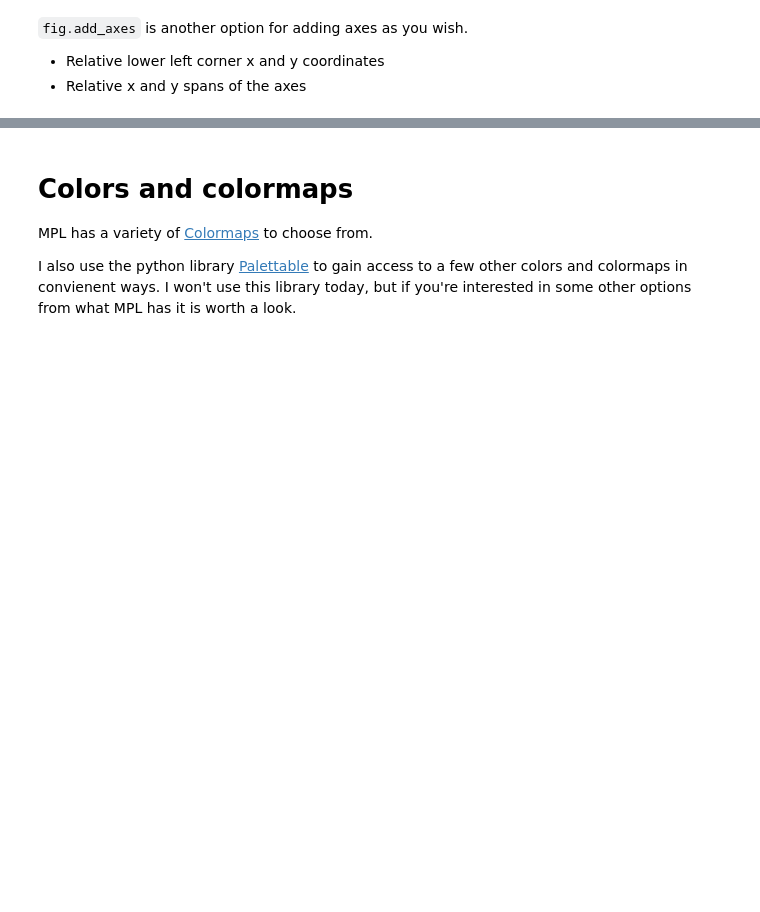
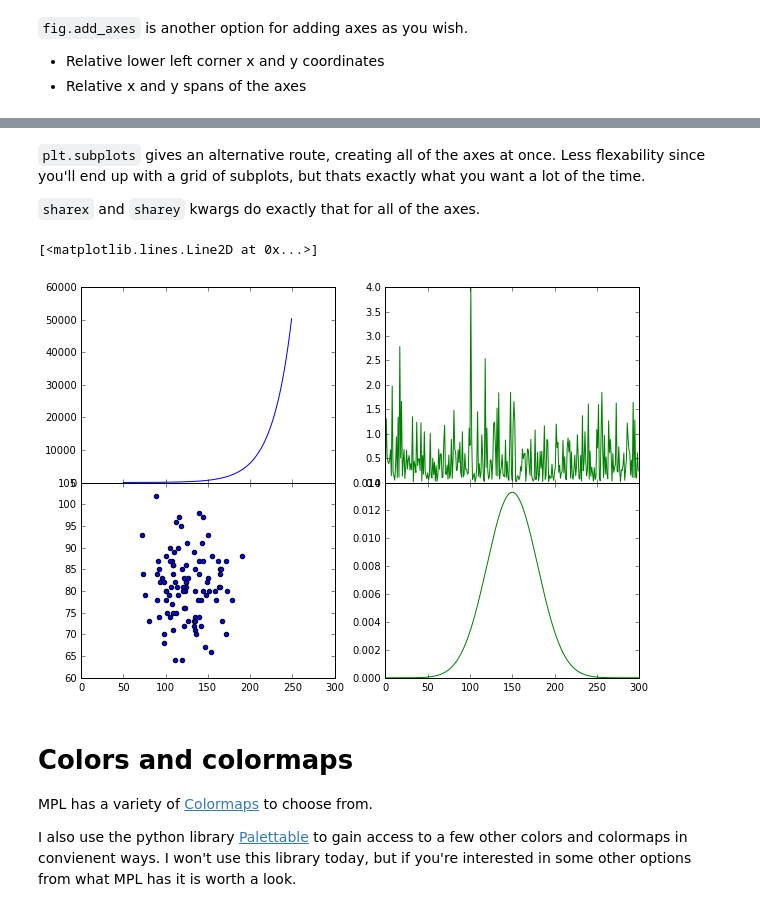
Before and after one commit to thehackerwithin/berkeley, a Jupyter notebook: python_matplotlib/Matplotlib_THW_tutorial.ipynb, the cells around one changed output, grey strips where cells are left out. Cells and saved outputs as stored; diff of their text form; code cells hidden in the pictures; blank space fills up the shorter version.

```diff
--- a/python_matplotlib/Matplotlib_THW_tutorial.ipynb
+++ b/python_matplotlib/Matplotlib_THW_tutorial.ipynb
@@ -195,3 +212,26 @@ Alternative route to making axes and figures...
+# %% [markdown]
+`plt.subplots` gives an alternative route, creating all of the axes at once.  Less flexability since you'll end up with a grid of subplots, but thats exactly what you want a lot of the time.
+
+`sharex` and `sharey` kwargs do exactly that for all of the axes.
+# %%
+import scipy.stats as stats
+
+# With subplots we can make all of the axes at ones.
+# The axes are return in a list of lists.
+f, [[ax0, ax1], [ax2, ax3]] = plt.subplots(nrows=2, ncols=2, sharex=True, sharey=False)
+
+# Remove the space between the top and bottom rows of plots
+# wspace would do the same for left and right columns...
+f.subplots_adjust(hspace=0)
+
+ax0.plot(range(50,250), np.exp(np.arange(50,250) / 23.) )
+ax2.scatter(np.random.normal(125,27,100), np.random.binomial(200,0.4,100))
+
+ax1.plot(range(0,300), np.random.exponential(0.5,300), 'g')
+ax3.plot(range(0,300), stats.norm.pdf(np.arange(0,300),150, 30) , 'g')
+# %% [output]
+[<matplotlib.lines.Line2D at 0x...>]
+[figure, added]
 # %% [markdown]
 # Colors and colormaps
 
```
Also changed, not shown: parts of 14 cells of this notebook, 1 other file.
